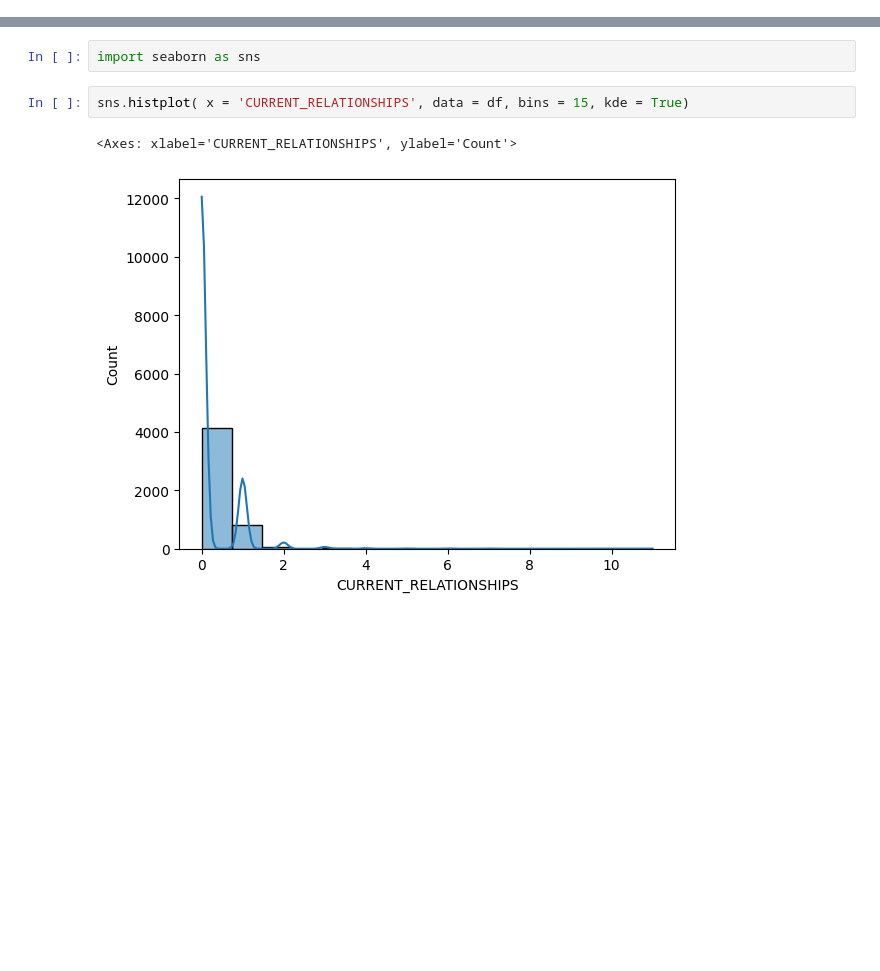
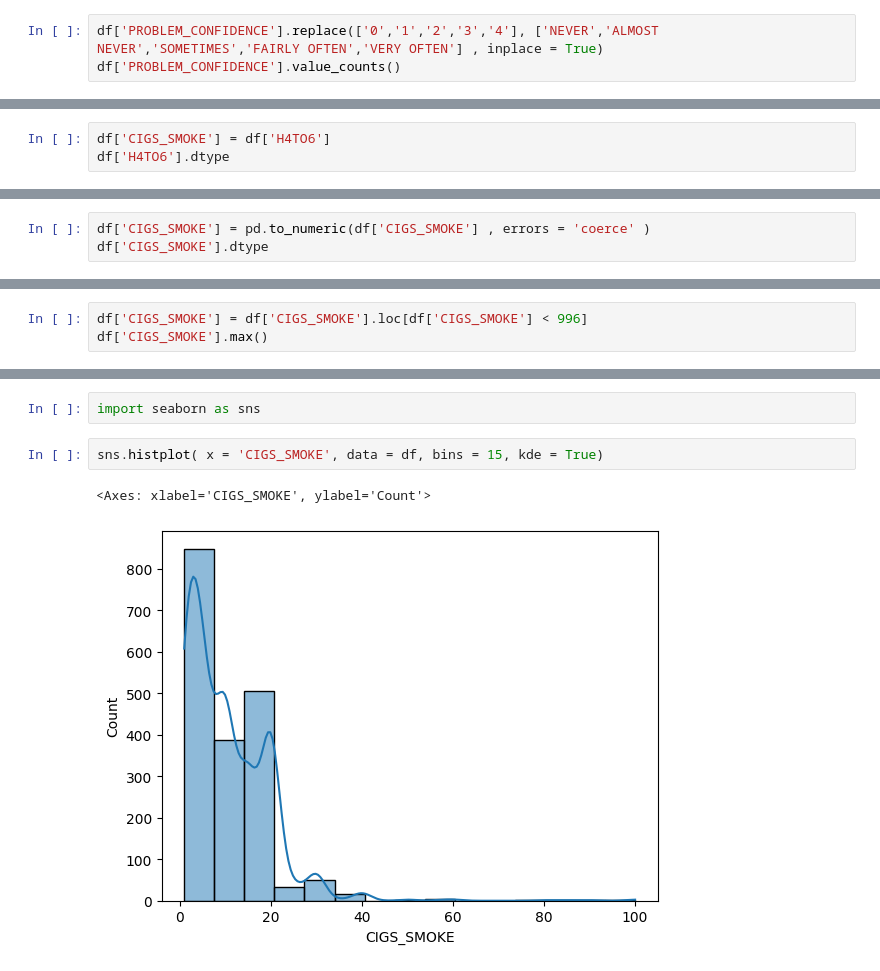
Before and after one commit to kylemarzan/Math-200, a Jupyter notebook: Python_Notebook_Setup_by_.ipynb, the cells around one changed output, grey strips where cells are left out. Saved outputs shown, nothing was run; the diff lists cells and outputs as text; blank space fills up the shorter version.

```diff
--- a/Python_Notebook_Setup_by_.ipynb
+++ b/Python_Notebook_Setup_by_.ipynb
@@ -49,0 +75,3 @@ df['CURRENT_RELATIONSHIPS'].mean()
+# %%
+df['PROBLEM_CONFIDENCE'].replace(['0','1','2','3','4'], ['NEVER','ALMOST NEVER','SOMETIMES','FAIRLY OFTEN','VERY OFTEN'] , inplace = True)
+df['PROBLEM_CONFIDENCE'].value_counts()
@@ -68,0 +136,3 @@ import researchpy as rp
+# %%
+df['CIGS_SMOKE'] = df['H4TO6']
+df['H4TO6'].dtype
@@ -68,0 +141,3 @@ import researchpy as rp
+# %%
+df['CIGS_SMOKE'] = pd.to_numeric(df['CIGS_SMOKE'] , errors = 'coerce' )
+df['CIGS_SMOKE'].dtype
@@ -68,0 +146,3 @@ import researchpy as rp
+# %%
+df['CIGS_SMOKE'] = df['CIGS_SMOKE'].loc[df['CIGS_SMOKE'] < 996]
+df['CIGS_SMOKE'].max()
@@ -93,8 +195,8 @@ Name: CURRENT_RELATIONSHIPS, dtype: float64
 # %%
 import seaborn as sns
 # %%
-sns.histplot( x = 'CURRENT_RELATIONSHIPS', data = df, bins = 15, kde = True)
+sns.histplot( x = 'CIGS_SMOKE', data = df, bins = 15, kde = True)
 # %% [output]
-<Axes: xlabel='CURRENT_RELATIONSHIPS', ylabel='Count'>
+<Axes: xlabel='CIGS_SMOKE', ylabel='Count'>
-[figure, old version]
+[figure, new version]
 # %%
```
Also changed, not shown: parts of 43 cells of this notebook.
